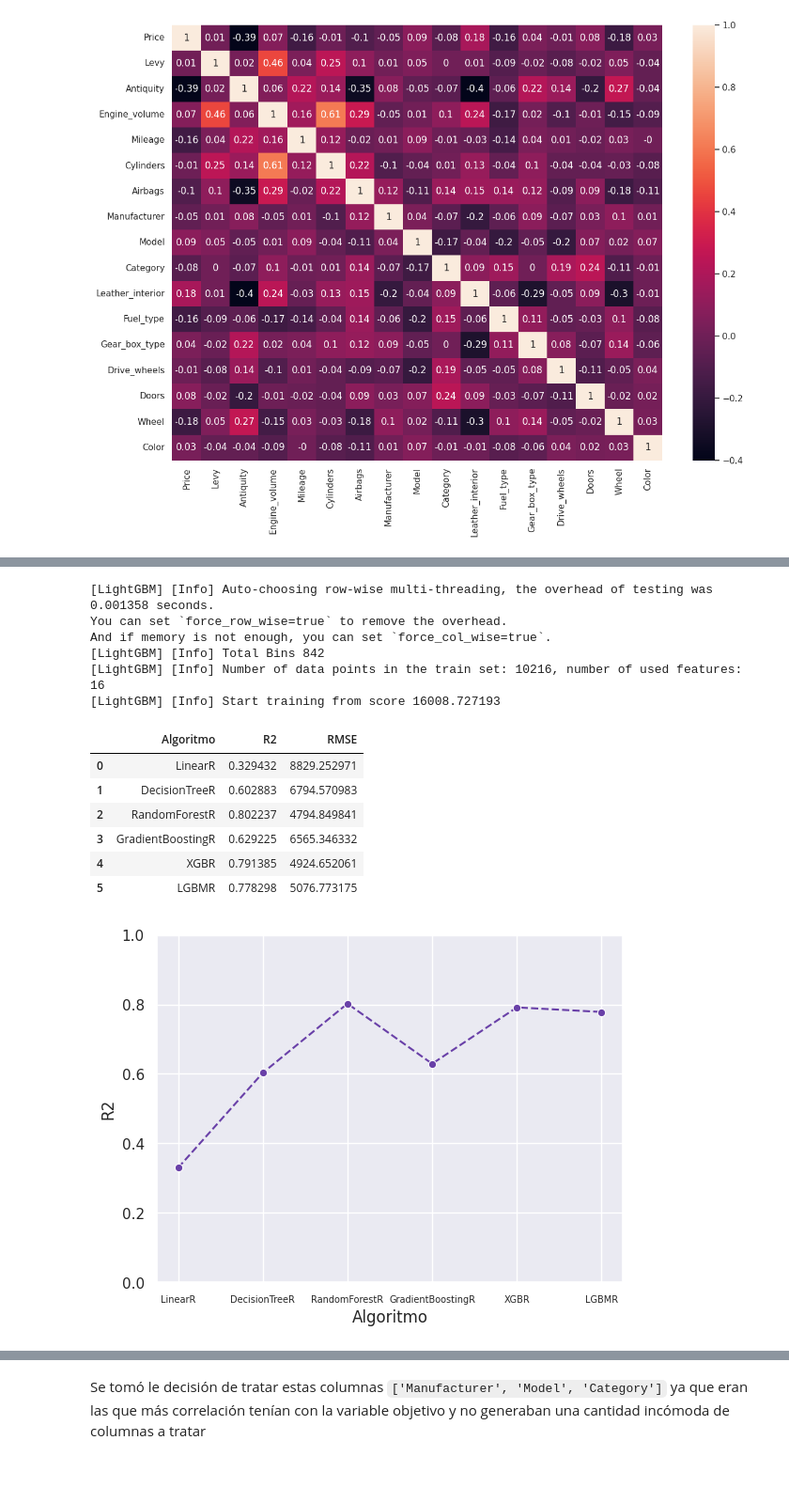
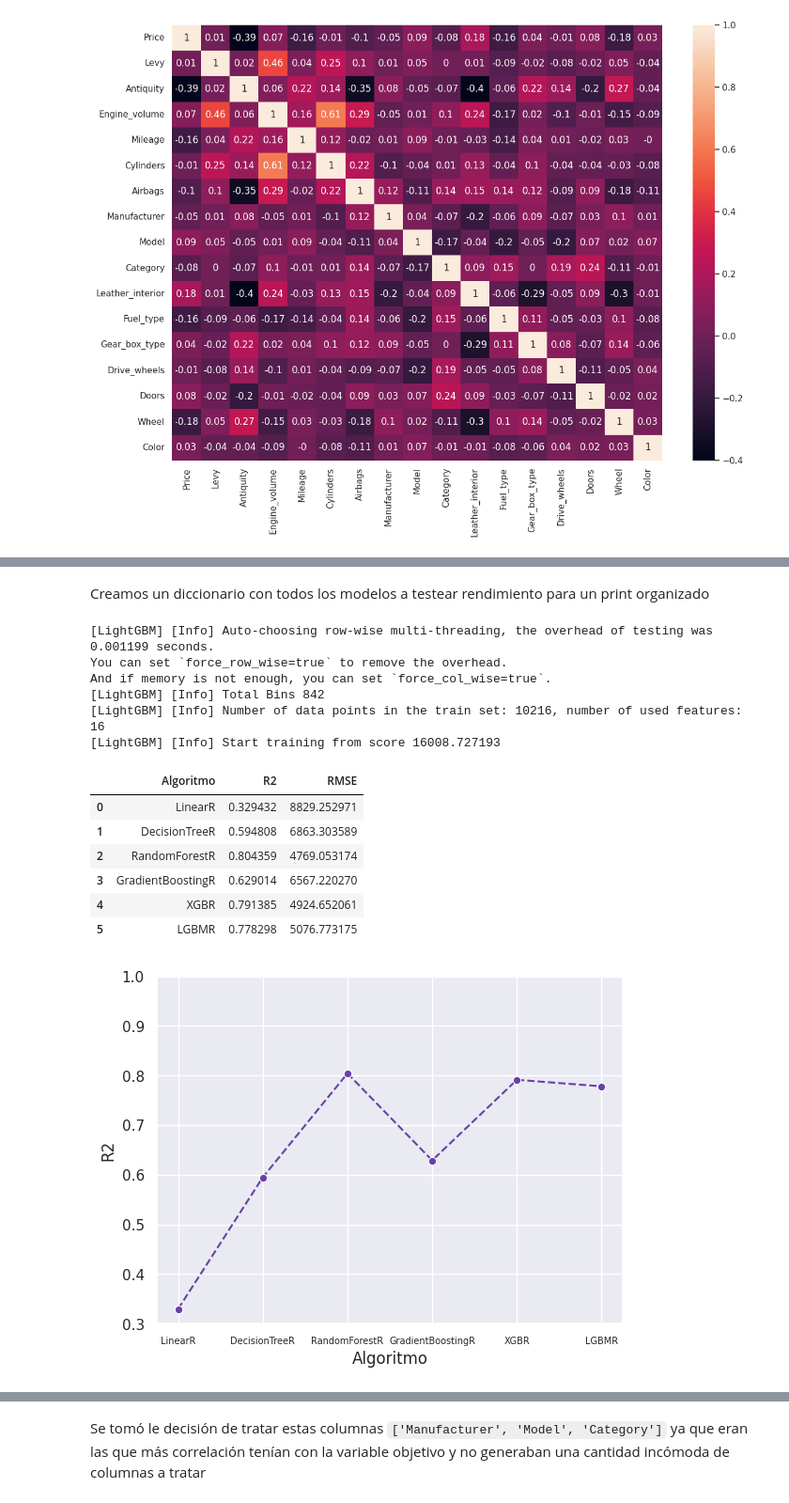
Before and after one commit to JotaLeutgeb/proyectofinalDS1, a Jupyter notebook: Car_Prediction/Main.ipynb, the cells around one changed output, grey strips where cells are left out. Shown at 94% size. Drawn from its saved outputs; the diff is of its cells as text; code cells hidden in the pictures; blank space fills up the shorter version.

```diff
--- a/Car_Prediction/Main.ipynb
+++ b/Car_Prediction/Main.ipynb
@@ -776,7 +807,7 @@ for i, columna in enumerate(columnas_a_graficar_barra):
     sns.barplot(x=columna, y='Price', data=df, order=datos_organizados, ax=ejes[i], palette='magma_r',alpha=0.9)
 
     #leyenda
-    ejes[i].set_title(f'Precio promedio de {columna}')
+    ejes[i].set_title(f'Figura {i+1}: Precio promedio de {columna}')
     if columna == 'Color':
       ejes[i].tick_params(axis='x', rotation=90)   # Cambia el tamaño de la fuente del eje x porque en algunos gráficos se solapa
     if columna == 'Category':
@@ -962,7 +1028,7 @@ plt.show()
 y=dfLE["Price"]
 
 #Dropeamos la columna price del dataframe principal
-X=dfLE.drop(["Price"],axis=1)
+X=dfLE.drop(columns=["Price"])
 
 # Dividir los datos en conjuntos de entrenamiento y prueba
 X_train, X_test, y_train, y_test = train_test_split(X, y, test_size=0.2, random_state=1)
@@ -989,6 +1059,8 @@ modelos = {
     'XGBR': xgb.XGBRegressor(objective='reg:squarederror', n_estimators=100, seed=27),
     'LGBMR': lgb.LGBMRegressor(random_state=42)
 }
+# %% [markdown]
+Creamos un diccionario con todos los modelos a testear rendimiento para un print organizado
 # %%
 for nombre, modelos in modelos.items():
     #Utilizamos la misma función declarada en el modelado nro 1
@@ -1000,7 +1072,7 @@ for nombre, modelos in modelos.items():
     # Apendeamos el valor de RMSE del modelo
     resultados['RMSE'].append(RMSE)
 # %% [output]
-[LightGBM] [Info] Auto-choosing row-wise multi-threading, the overhead of testing was 0.001358 seconds.
+[LightGBM] [Info] Auto-choosing row-wise multi-threading, the overhead of testing was 0.001199 seconds.
 You can set `force_row_wise=true` to remove the overhead.
 And if memory is not enough, you can set `force_col_wise=true`.
 [LightGBM] [Info] Total Bins 842
@@ -1013,16 +1085,16 @@ resultados_modelos
 # %% [output]
 |  | Algoritmo | R2 | RMSE |
 | 0 | LinearR | 0.329432 | 8829.252971 |
-| 1 | DecisionTreeR | 0.602883 | 6794.570983 |
-| 2 | RandomForestR | 0.802237 | 4794.849841 |
-| 3 | GradientBoostingR | 0.629225 | 6565.346332 |
+| 1 | DecisionTreeR | 0.594808 | 6863.303589 |
+| 2 | RandomForestR | 0.804359 | 4769.053174 |
+| 3 | GradientBoostingR | 0.629014 | 6567.220270 |
 | 4 | XGBR | 0.791385 | 4924.652061 |
 | 5 | LGBMR | 0.778298 | 5076.773175 |
 # %%
 sns.lineplot(data=resultados_modelos,x='Algoritmo',y='R2',color='#6940A8', marker="o",linestyle='--')
 plt.xticks(fontsize=7)
-plt.ylim(0,1)
+plt.ylim(0.3,1)
 
 plt.show()
 # %% [output]
-[figure, old version]
+[figure, new version]
```
Also changed, not shown: parts of 101 cells of this notebook.
